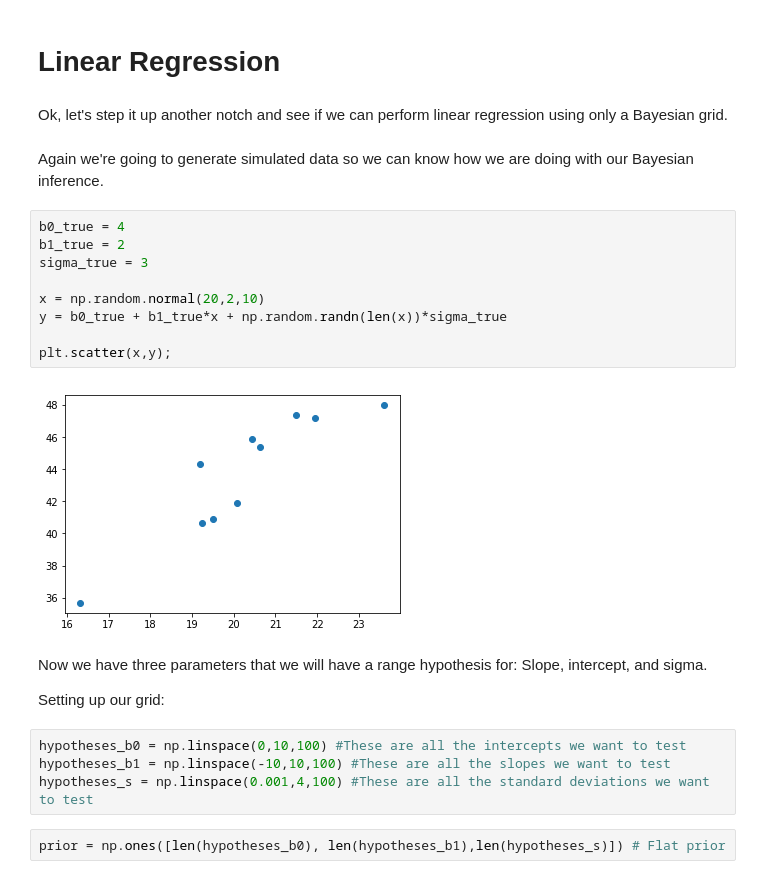
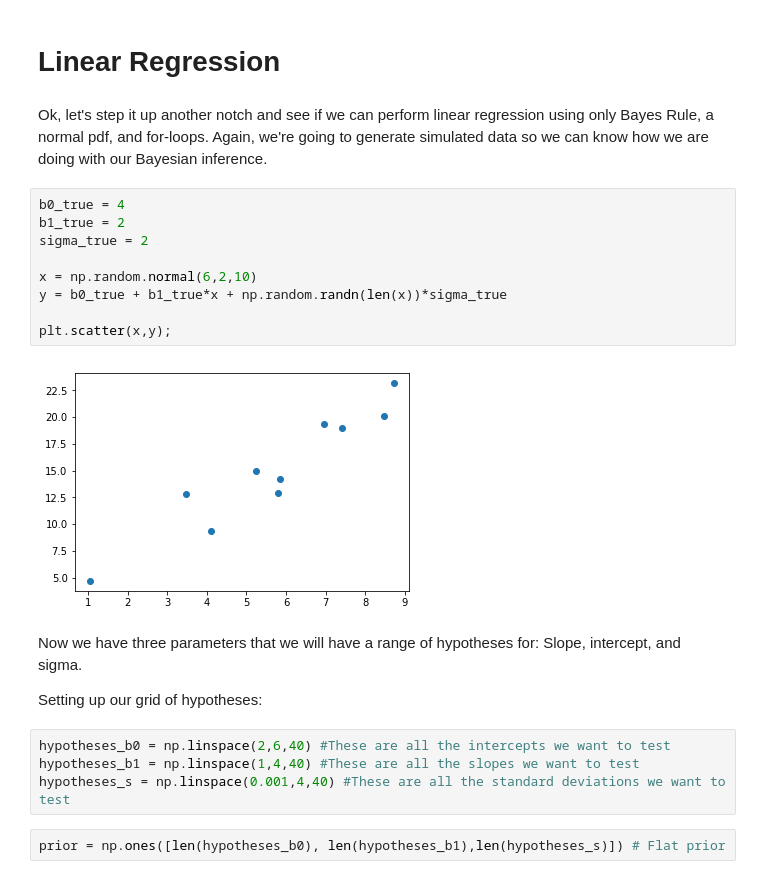
Before and after one commit to henrybechtel/bayes, a Jupyter notebook: bayes_grid.ipynb, the cells around one changed output. Saved outputs shown, nothing was run; the diff lists cells and outputs as text.

Commit message:
built out linear regression

```diff
--- a/bayes_grid.ipynb
+++ b/bayes_grid.ipynb
@@ -136,28 +116,26 @@ Text(0, 0.5, 'Probabilty')
 # %% [markdown]
 # Linear Regression
 # %% [markdown]
-Ok, let's step it up another notch and see if we can perform linear regression using only a Bayesian grid.
+Ok, let's step it up another notch and see if we can perform linear regression using only Bayes Rule, a normal pdf, and for-loops. Again, we're going to generate simulated data so we can know how we are doing with our Bayesian inference.
-# %% [markdown]
-Again we're going to generate simulated data so we can know how we are doing with our Bayesian inference.
 # %%
 b0_true = 4
 b1_true = 2
-sigma_true = 3
+sigma_true = 2
 
-x = np.random.normal(20,2,10)
+x = np.random.normal(6,2,10)
 y = b0_true + b1_true*x + np.random.randn(len(x))*sigma_true
 
 plt.scatter(x,y);
 # %% [output]
-[figure, old version]
+[figure, new version]
 # %% [markdown]
-Now we have three parameters that we will have a range hypothesis for: Slope, intercept, and sigma.
+Now we have three parameters that we will have a range of hypotheses for: Slope, intercept, and sigma.
 
-Setting up our grid:
+Setting up our grid of hypotheses:
 # %%
-hypotheses_b0 = np.linspace(0,10,100) #These are all the intercepts we want to test
-hypotheses_b1 = np.linspace(-10,10,100) #These are all the slopes we want to test
-hypotheses_s = np.linspace(0.001,4,100) #These are all the standard deviations we want to test
+hypotheses_b0 = np.linspace(2,6,40) #These are all the intercepts we want to test
+hypotheses_b1 = np.linspace(1,4,40) #These are all the slopes we want to test
+hypotheses_s = np.linspace(0.001,4,40) #These are all the standard deviations we want to test
 # %%
 prior = np.ones([len(hypotheses_b0), len(hypotheses_b1),len(hypotheses_s)]) # Flat prior
 # %%
```
Also changed, not shown: parts of 34 cells of this notebook.
